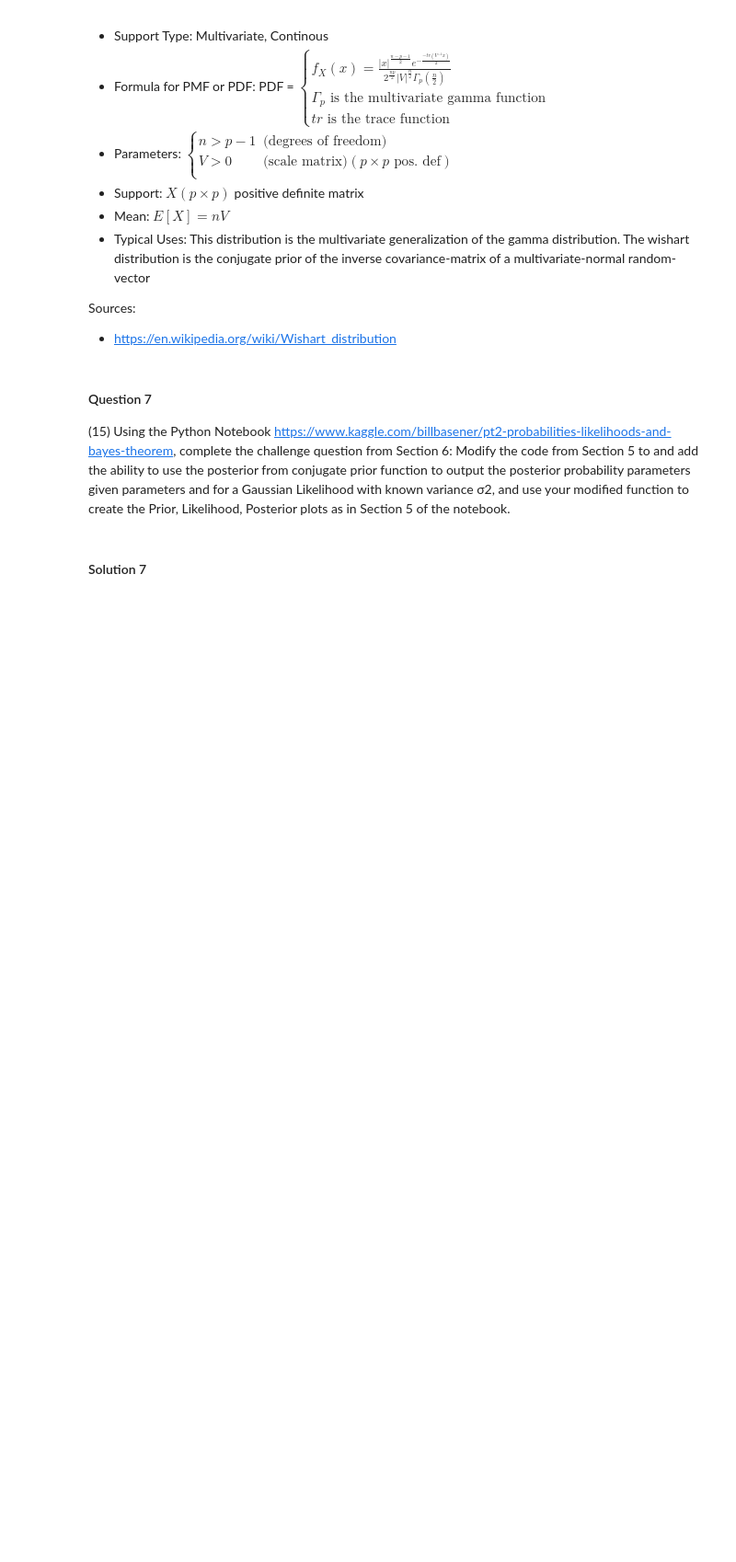
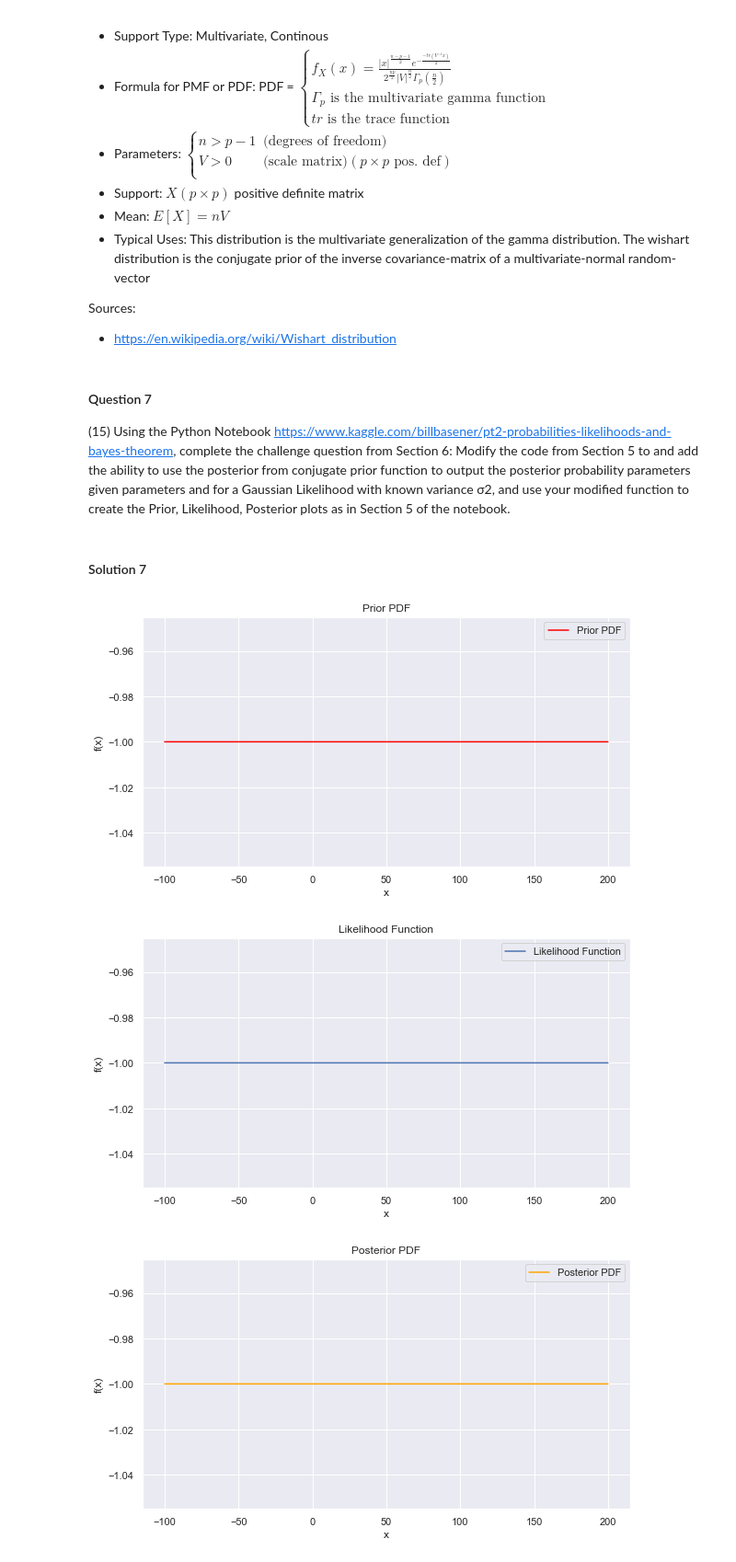
Before and after one commit to hyunsukr/DS6040-Bayesian-Machine-Learning, a Jupyter notebook: Module1/hw1.ipynb, the cells around one changed output. Shown at 92% size. Drawn from its saved outputs; the diff is of its cells as text; code cells hidden in the pictures; blank space fills up the shorter version.

```diff
--- a/Module1/hw1.ipynb
+++ b/Module1/hw1.ipynb
@@ -771,0 +811,31 @@ Sources:
+# %%
+x = np.arange(-100, 200, 0.01)
+Prior, Likelihood, Posterior = posterior_from_conjugate_prior(Likelihood_Dist_Type='Gaussian_Known_Variance', x=x, mu=50, var=21, n=2000, prior_mu=0, prior_var=1)
+# %%
+# import matplotlib
+import matplotlib.pyplot as plt
+# import seaborn
+import seaborn as sns
+# settings for seaborn plotting style
+sns.set(color_codes=True)
+# settings for seaborn plot sizes
+sns.set(rc={'figure.figsize':(9.5,5)})
+
+ax1 = sns.lineplot(x, Prior, color='red')
+ax1.set(xlabel='x', ylabel='f(x)', title=f'Prior PDF');
+plt.legend(labels=['Prior PDF']);
+plt.show()
+
+ax2 = sns.lineplot(x, Likelihood)
+ax2.set(xlabel='x', ylabel='f(x)', title=f'Likelihood Function');
+plt.legend(labels=['Likelihood Function']);
+plt.show()
+
+ax3 = sns.lineplot(x, Posterior, color='orange')
+ax3.set(xlabel='x', ylabel='f(x)', title=f'Posterior PDF');
+plt.legend(labels=['Posterior PDF']);
+plt.show()
+# %% [output]
+[figure, added]
+[figure, added]
+[figure, added]
```
Also changed, not shown: parts of 1 cell of this notebook.
